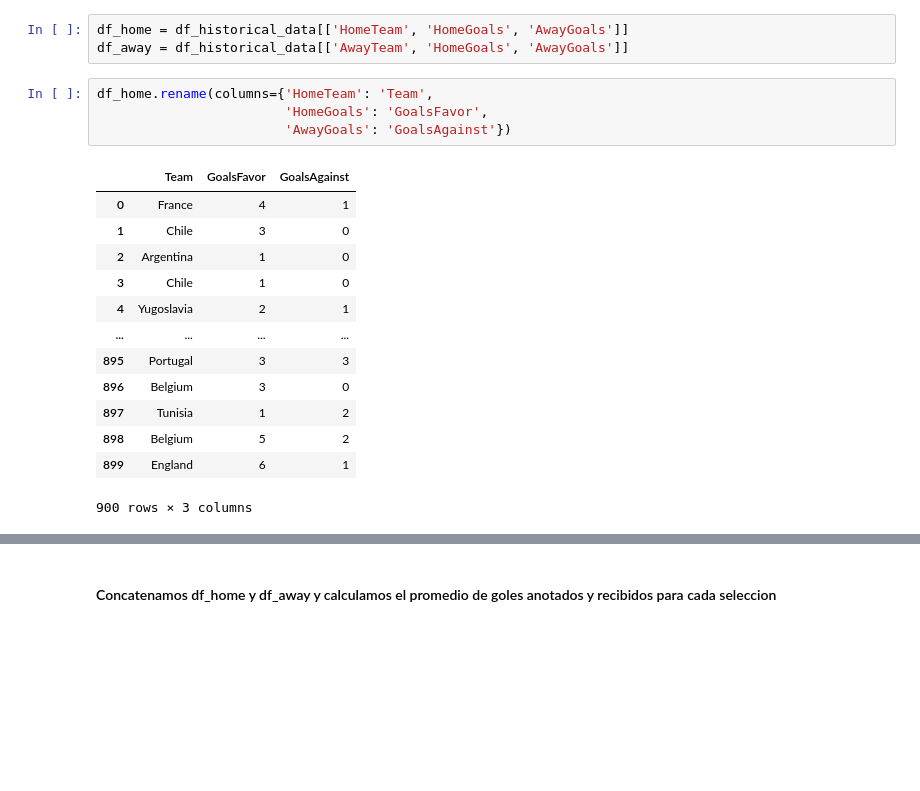
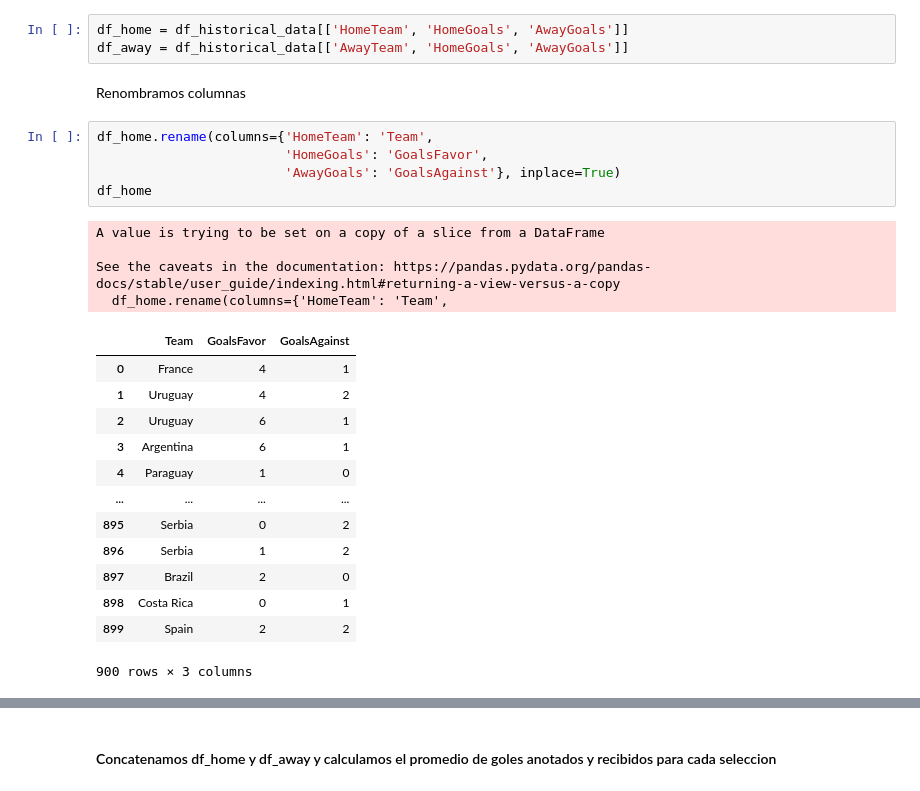
Before and after one commit to JuanjoRestrepo/Qatar-2022, a Jupyter notebook: WorldCup_Qatar2022_Predictor.ipynb, the cells around one changed output, grey strips where cells are left out. Cells and saved outputs as stored; diff of their text form; blank space fills up the shorter version.

```diff
--- a/WorldCup_Qatar2022_Predictor.ipynb
+++ b/WorldCup_Qatar2022_Predictor.ipynb
@@ -772,24 +770,31 @@ Para ello, dividiremos el df en df_home y df_away
 # %%
 df_home = df_historical_data[['HomeTeam', 'HomeGoals', 'AwayGoals']]
 df_away = df_historical_data[['AwayTeam', 'HomeGoals', 'AwayGoals']]
+# %% [markdown]
+Renombramos columnas
 # %%
 df_home.rename(columns={'HomeTeam': 'Team',
                         'HomeGoals': 'GoalsFavor',
-                        'AwayGoals': 'GoalsAgainst'})
+                        'AwayGoals': 'GoalsAgainst'}, inplace=True)
+df_home
 # %% [output]
+A value is trying to be set on a copy of a slice from a DataFrame
+
+See the caveats in the documentation: https://pandas.pydata.org/pandas-docs/stable/user_guide/indexing.html#returning-a-view-versus-a-copy
+  df_home.rename(columns={'HomeTeam': 'Team',
 |  | Team | GoalsFavor | GoalsAgainst |
 | 0 | France | 4 | 1 |
-| 1 | Chile | 3 | 0 |
-| 2 | Argentina | 1 | 0 |
-| 3 | Chile | 1 | 0 |
-| 4 | Yugoslavia | 2 | 1 |
+| 1 | Uruguay | 4 | 2 |
+| 2 | Uruguay | 6 | 1 |
+| 3 | Argentina | 6 | 1 |
+| 4 | Paraguay | 1 | 0 |
 | ... | ... | ... | ... |
-| 895 | Portugal | 3 | 3 |
-| 896 | Belgium | 3 | 0 |
-| 897 | Tunisia | 1 | 2 |
-| 898 | Belgium | 5 | 2 |
-| 899 | England | 6 | 1 |
+| 895 | Serbia | 0 | 2 |
+| 896 | Serbia | 1 | 2 |
+| 897 | Brazil | 2 | 0 |
+| 898 | Costa Rica | 0 | 1 |
+| 899 | Spain | 2 | 2 |
-900 rows × 3 columns
+900 rows × 3 columns
 # %%
 df_away.rename(columns={'AwayTeam': 'Team',
                         'HomeGoals': 'GoalsAgainst',
```
Also changed, not shown: parts of 34 cells of this notebook.
